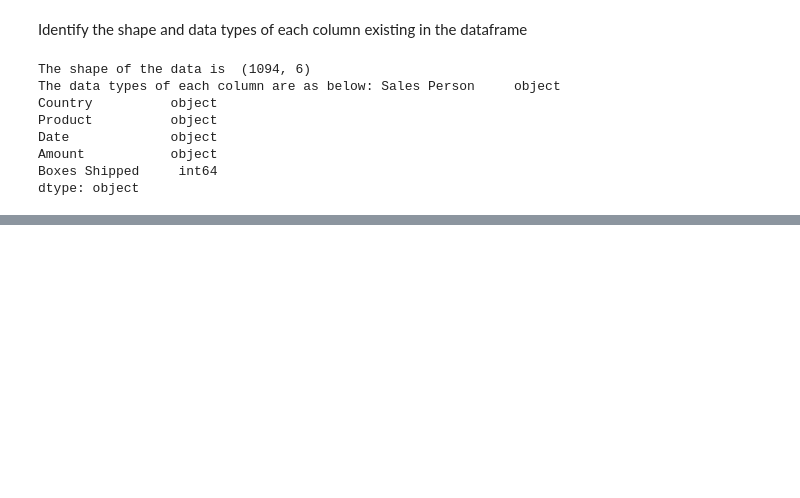
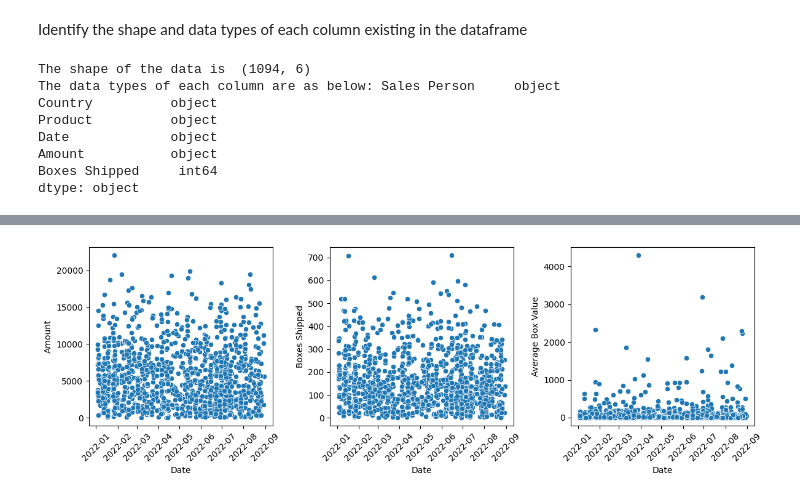
Before and after one commit to jasonzelin/data-analytics-portfolio, a Jupyter notebook: chocolate_sales_data/notebook.ipynb, the cells around one changed output, grey strips where cells are left out. Cells and saved outputs as stored; diff of their text form; code cells hidden in the pictures; blank space fills up the shorter version.

```diff
--- a/chocolate_sales_data/notebook.ipynb
+++ b/chocolate_sales_data/notebook.ipynb
@@ -43,0 +102,24 @@ dtype: object
+# %%
+# Creating distribution plots
+numeric_columns = df.select_dtypes(include=["number"]).columns.tolist()
+
+# Create subplots: 3 columns
+fig, axes = plt.subplots(nrows=1, ncols=3, figsize=(12, 4))
+r = 0
+c = 0
+for i in numeric_columns:
+    sns.scatterplot(data=df, x='Date', y=i, ax=axes[c])
+    if (c + 1) % 3 == 0:
+        r = r + 1
+        c = 0
+    else:
+        c = c + 1
+
+# Rotate date labels on all plots
+for ax in axes.flat:
+    ax.tick_params(axis='x', rotation=45)
+
+plt.tight_layout()
+plt.show()
+# %% [output]
+[figure, added]
```
Also changed, not shown: parts of 19 cells of this notebook, 1 other file.
